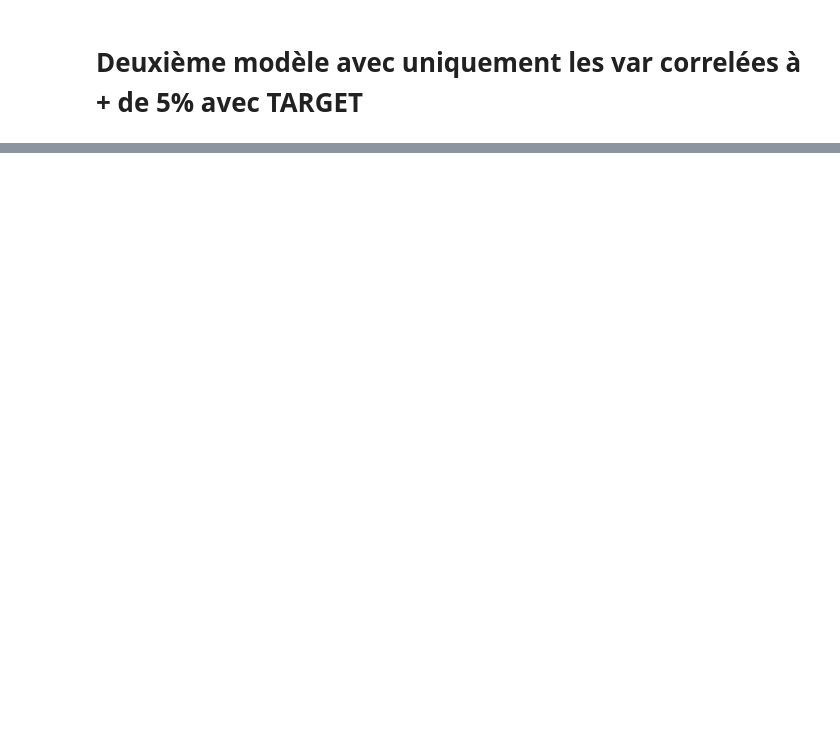
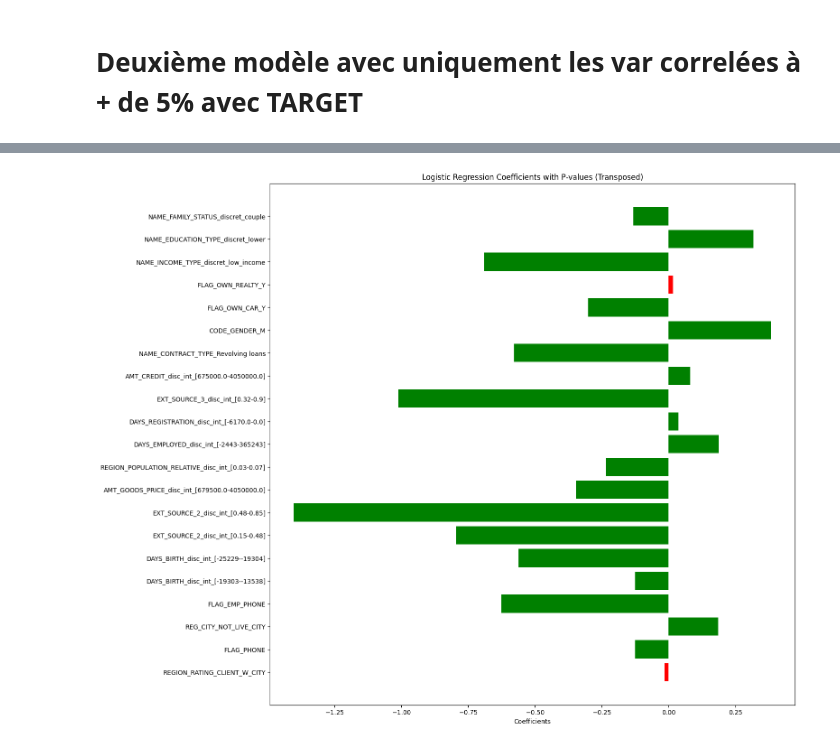
Before and after one commit to SamuelBaheux/Challenge_Nexialog, a Jupyter notebook: Modèle baseline.ipynb, the cells around one changed output, grey strips where cells are left out. Saved outputs shown, nothing was run; the diff lists cells and outputs as text; code cells hidden in the pictures; blank space fills up the shorter version.

```diff
--- a/Modèle baseline.ipynb
+++ b/Modèle baseline.ipynb
@@ -190,15 +319,17 @@ plt.show()
 # %%
 coefficients = result.params
 pvalues = result.pvalues
 
 var_signif = [variable for variable, p_value in zip(X.columns, pvalues) if p_value < 0.05]
 
 # Plot des coefficients avec des couleurs différentes en fonction des p-values (transposé)
 colors = ['red' if p > 0.05 else 'green' for p in pvalues]
 
 plt.figure(figsize=(15, 15))
 plt.barh(range(len(coefficients)), coefficients, color=colors)
-plt.yticks(range(len(coefficients)), X.columns)
+plt.yticks(range(len(coefficients)), X_bis.columns)
 plt.xlabel('Coefficients')
 plt.title('Logistic Regression Coefficients with P-values (Transposed)')
 plt.show()
+# %% [output]
+[figure, added]
```
Also changed, not shown: parts of 30 cells of this notebook, 1 other file.
